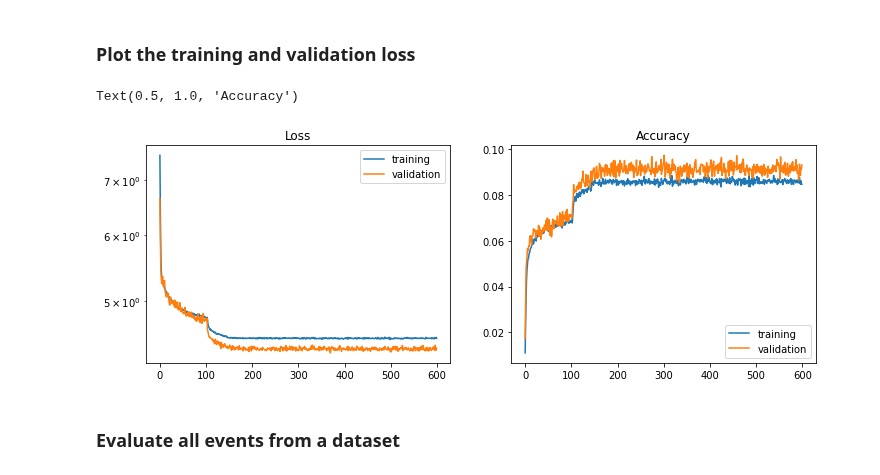
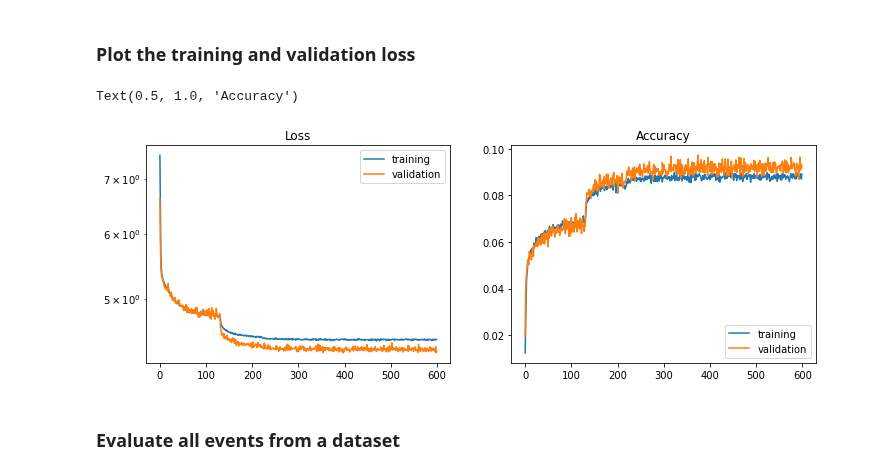
Before and after one commit to jerenner/emsim, a Jupyter notebook: emsim.ipynb, the cells around one changed output. Drawn from its saved outputs; the diff is of its cells as text; code cells hidden in the pictures.

```diff
--- a/emsim.ipynb
+++ b/emsim.ipynb
@@ -919,29 +921,29 @@ torch.save(model.state_dict(), "{}/model_short_training_{}.pt".format(modeldir,e
 ### Plot the training and validation loss
 # %%
 # Plot the training and validation losses.
-tloss = np.loadtxt("/home/jrenner/temp/nersc/run_11x11_chi32_60/train.txt")
-vloss = np.loadtxt("/home/jrenner/temp/nersc/run_11x11_chi32_60/val.txt")
+tloss = np.loadtxt("/home/jrenner/temp/nersc/run_11x11_chi32_60_val2_trainsched/train.txt")
+vloss = np.loadtxt("/home/jrenner/temp/nersc/run_11x11_chi32_60_val2_trainsched/val.txt")
 #vloss = np.loadtxt("/home/jrenner/local/jerenner/emsim/val.txt")
 
 fig = plt.figure()
 fig.set_figheight(4.0)
 fig.set_figwidth(12.0)
 
 ax1 = fig.add_subplot(121);
 plt.plot(tloss[:,0],tloss[:,1],label='training')
 plt.plot(vloss[:,0],vloss[:,1],label='validation')
 plt.legend()
 plt.title("Loss")
 plt.yscale('log')
 
 ax2 = fig.add_subplot(122);
 plt.plot(tloss[:,0],tloss[:,2],label='training')
 plt.plot(vloss[:,0],vloss[:,2],label='validation')
 plt.legend()
 plt.title("Accuracy")
 # %% [output]
 Text(0.5, 1.0, 'Accuracy')
-[figure, old version]
+[figure, new version]
 # %% [markdown]
 ### Evaluate all events from a dataset
 # %%
```
Also changed, not shown: parts of 9 cells of this notebook, 1 other file.
